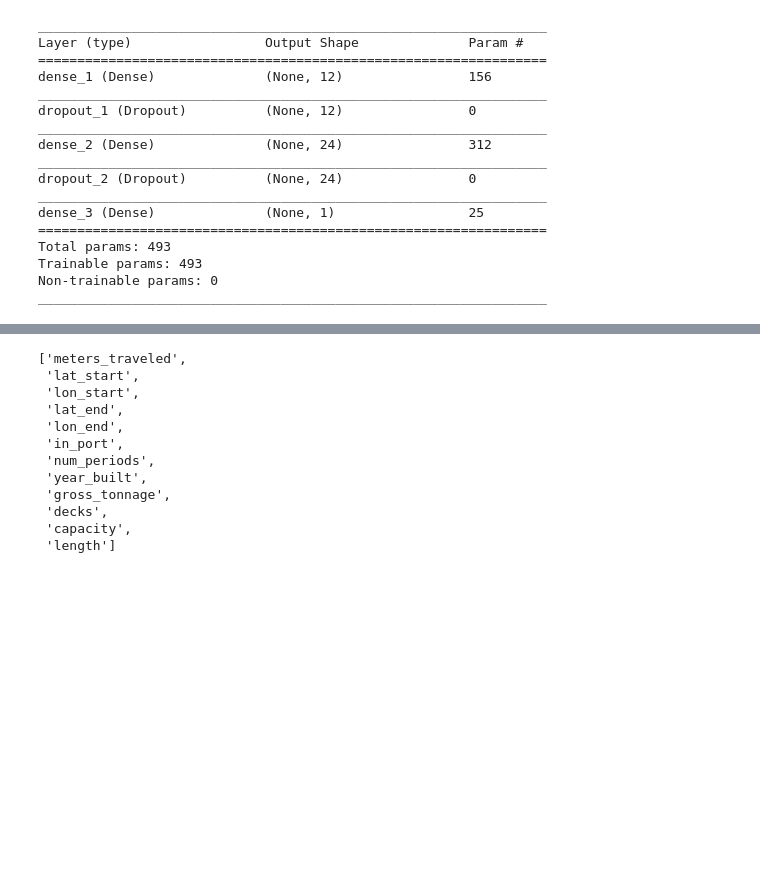
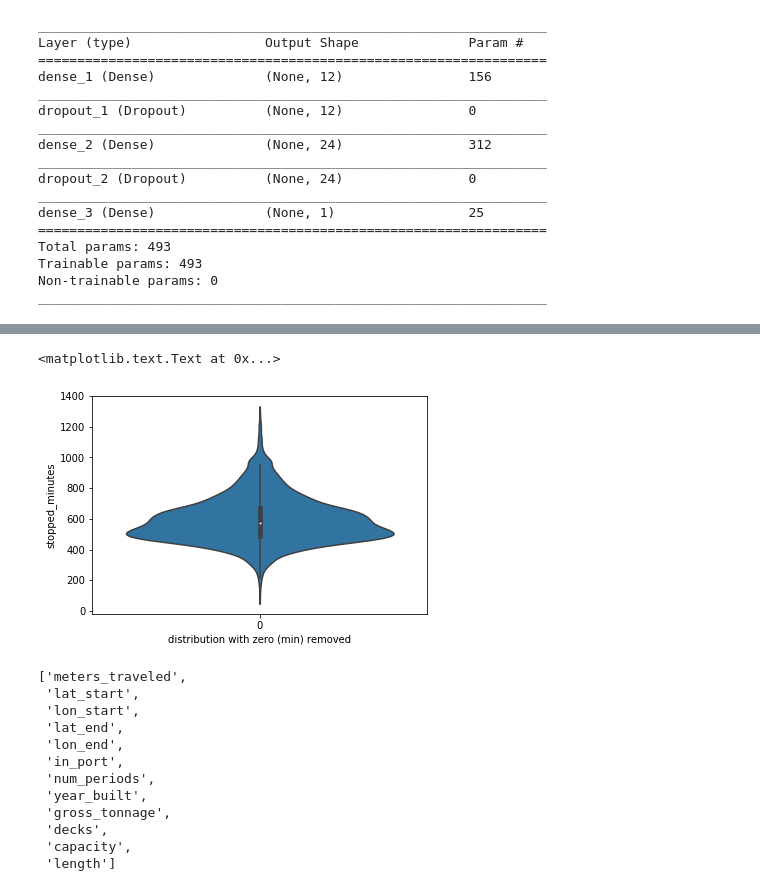
Before and after one commit to fvgras/cruise-ship-proj, a Jupyter notebook: cruise-eda-visual-model-keras-py2.ipynb, the cells around one changed output, grey strips where cells are left out. Drawn from its saved outputs; the diff is of its cells as text; code cells hidden in the pictures; blank space fills up the shorter version.

```diff
--- a/cruise-eda-visual-model-keras-py2.ipynb
+++ b/cruise-eda-visual-model-keras-py2.ipynb
@@ -630,3 +633,12 @@ Wed Sep  6 11:34:34 CDT 2017
+# %%
+sns.violinplot(data=pd.DataFrame(pred)[pd.DataFrame(pred) > 0].dropna(), jitter=True)
+#, hue=ss.inverse_transform(X_test)[:,5])
+plt.ylabel('stopped_minutes')
+plt.xlabel("distribution with zero (min) removed")
+# jitter=True  is still unreadable for the stripplot
+# %% [output]
+<matplotlib.text.Text at 0x...>
+[figure, added]
 # %%
 # select smaller slice of the data to plot
 # %%
```
Also changed, not shown: parts of 9 cells of this notebook, 2 other files.
